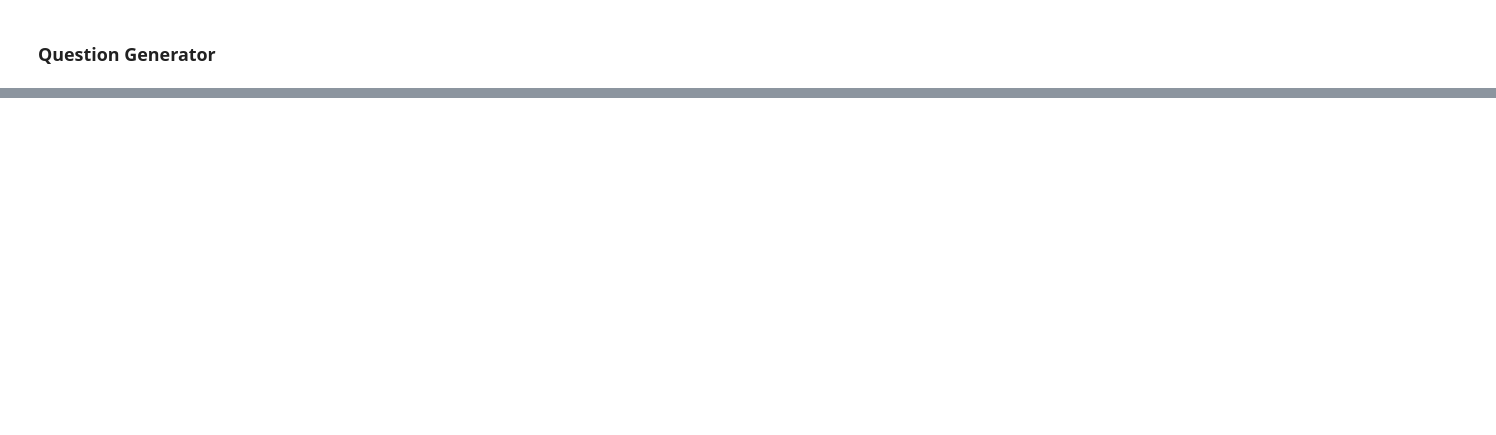
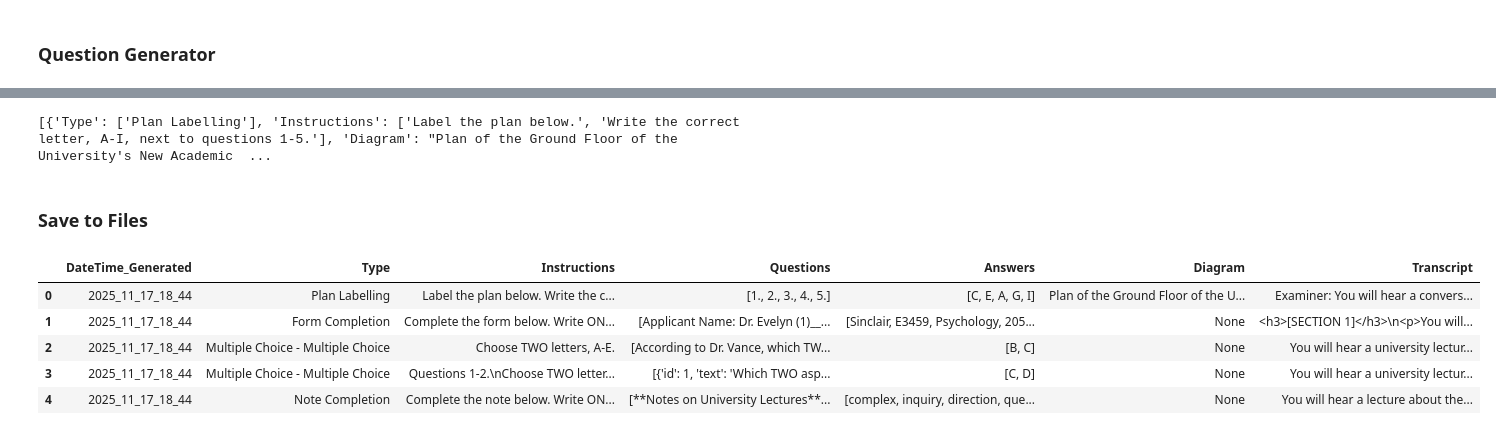
Before and after one commit to jesmine0820/ielts-listening-question-generator, a Jupyter notebook: question_generator.ipynb, the cells around one changed output, grey strips where cells are left out. Drawn from its saved outputs; the diff is of its cells as text; code cells hidden in the pictures; blank space fills up the shorter version.

```diff
--- a/question_generator.ipynb
+++ b/question_generator.ipynb
@@ -131,0 +158,46 @@ Section 4 Questions:
+# %%
+print(questions)
+# %% [output]
+[{'Type': ['Plan Labelling'], 'Instructions': ['Label the plan below.', 'Write the correct letter, A-I, next to questions 1-5.'], 'Diagram': "Plan of the Ground Floor of the University's New Academic  ...
+# %% [markdown]
+### Save to Files
+# %%
+def normalize_question(q):
+    if q is None:
+        return None
+
+    clean = {}
+
+    clean['DateTime_Generated'] = datetime.now().strftime("%Y_%m_%d_%H_%M")
+
+    # Flatten Type
+    t = q.get("Type")
+    if isinstance(t, list):
+        clean["Type"] = " ".join(str(x) for x in t)
+    else:
+        clean["Type"] = t
+
+    # Flatten Instructions
+    instr = q.get("Instructions")
+    if isinstance(instr, list):
+        clean["Instructions"] = " ".join(str(x) for x in instr)
+    else:
+        clean["Instructions"] = instr
+
+    clean["Questions"] = q.get("Questions")
+    clean["Answers"] = q.get("Answers")
+    clean["Diagram"] = q.get("Diagram")
+    clean["Transcript"] = q.get("Transcript")
+
+    return clean
+
+
+question_df = pd.DataFrame([normalize_question(q) for q in questions])
+question_df.head()
+# %% [output]
+|  | DateTime_Generated | Type | Instructions | Questions | Answers | Diagram | Transcript |
+| 0 | 2025_11_17_18_44 | Plan Labelling | Label the plan below. Write the c... | [1., 2., 3., 4., 5.] | [C, E, A, G, I] | Plan of the Ground Floor of the U... | Examiner: You will hear a convers... |
+| 1 | 2025_11_17_18_44 | Form Completion | Complete the form below. Write ON... | [Applicant Name: Dr. Evelyn (1)__... | [Sinclair, E3459, Psychology, 205... | None | <h3>[SECTION 1]</h3>\n<p>You will... |
+| 2 | 2025_11_17_18_44 | Multiple Choice - Multiple Choice | Choose TWO letters, A-E. | [According to Dr. Vance, which TW... | [B, C] | None | You will hear a university lectur... |
+| 3 | 2025_11_17_18_44 | Multiple Choice - Multiple Choice | Questions 1-2.\nChoose TWO letter... | [{'id': 1, 'text': 'Which TWO asp... | [C, D] | None | You will hear a university lectur... |
+| 4 | 2025_11_17_18_44 | Note Completion | Complete the note below. Write ON... | [**Notes on University Lectures**... | [complex, inquiry, direction, que... | None | You will hear a lecture about the... |
```
Also changed, not shown: parts of 14 cells of this notebook, 22 other files.
